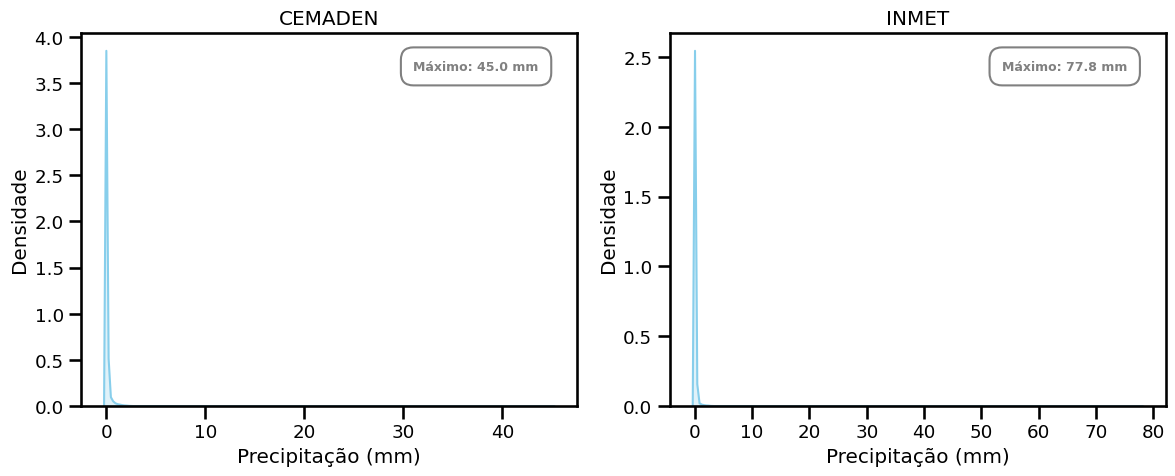
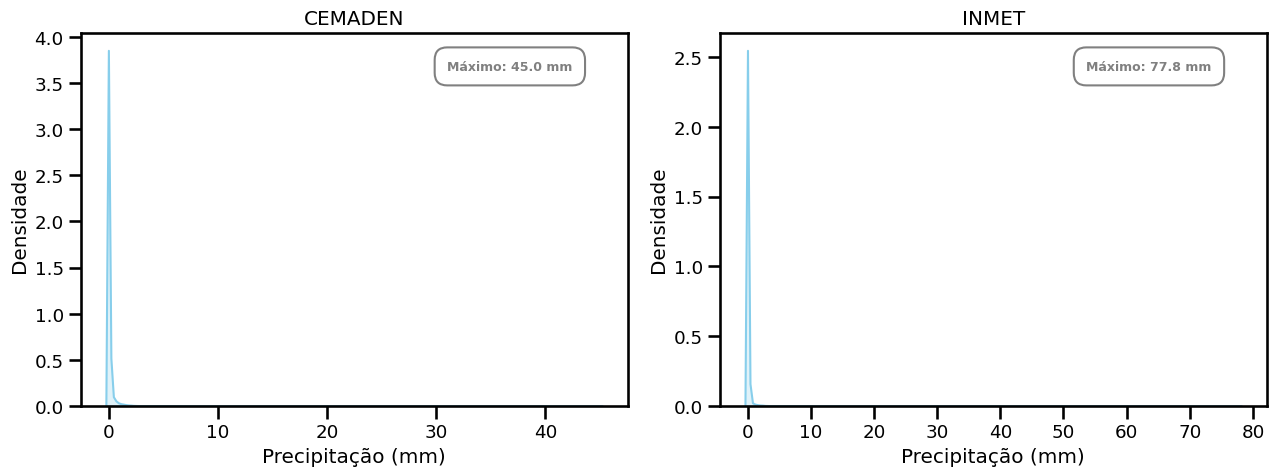
Unified diff of the notebook cell whose output changed from the first chart to the second:
--- before
+++ after
@@ -4,5 +4,5 @@
 import matplotlib.pyplot as plt
 
-fig, axes = plt.subplots(1, 2, figsize=(12, 5))
+fig, axes = plt.subplots(1, 2, figsize=(13, 5))
 
 distribution_plot_df(df=cemaden_df, show_max=True, ax=axes[0], display=False)

Commit: 🚑 process precipitation series with optional x_axis df